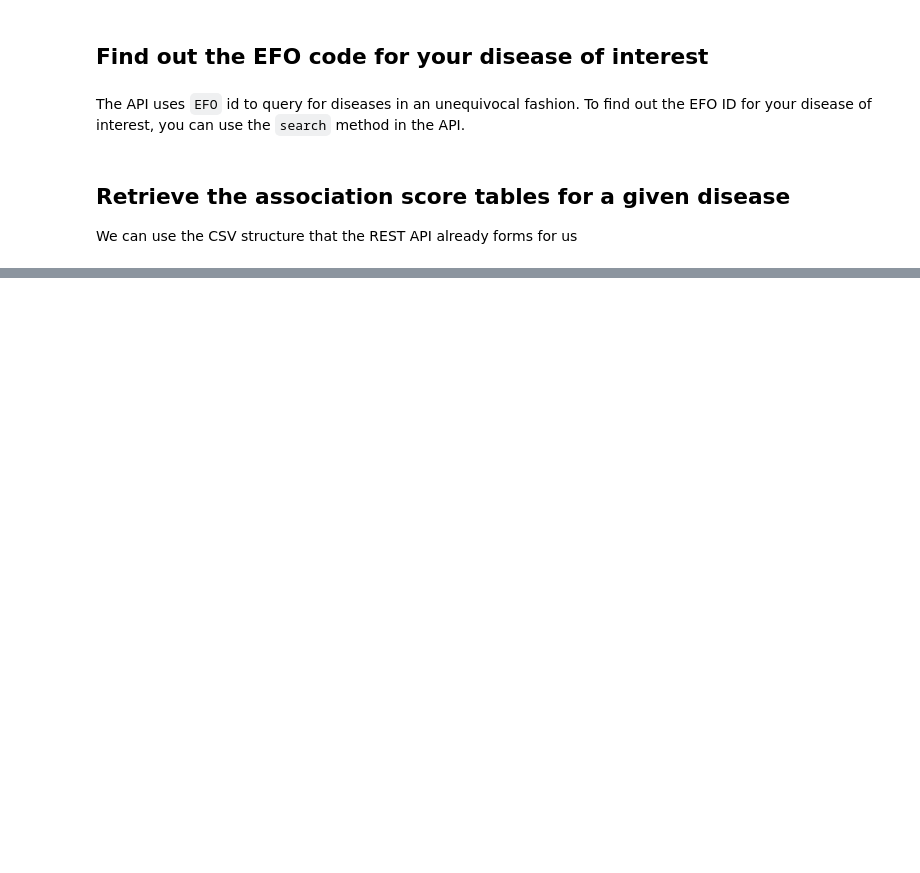
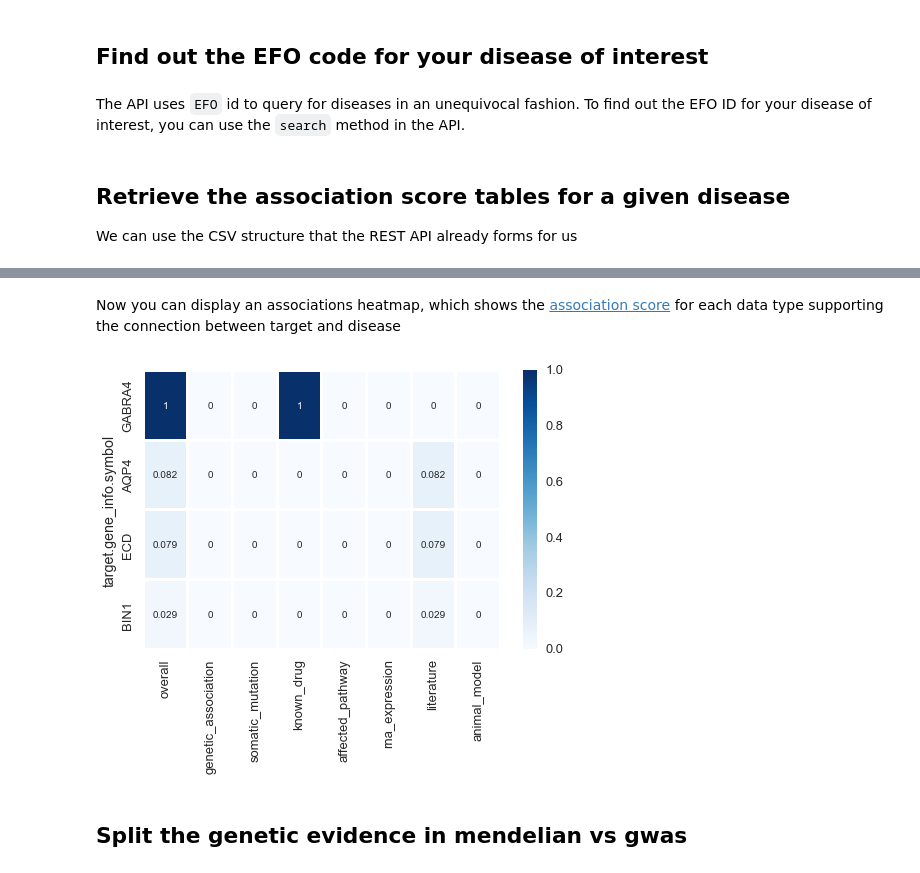
Before and after one commit to opentargets-archive/notebooks, a Jupyter notebook: blog/genelist_intersection_multipletargets.ipynb, the cells around one changed output, grey strips where cells are left out. Cells and saved outputs as stored; diff of their text form; code cells hidden in the pictures; blank space fills up the shorter version.

```diff
--- a/blog/genelist_intersection_multipletargets.ipynb
+++ b/blog/genelist_intersection_multipletargets.ipynb
@@ -71,6 +75,6 @@ tail -n +2 hgnc_complete_set.txt | cut -f2 | grep -v withdrawn > hgnc_symbol_set
 Then read it into python and take a random subsample:
 # %%
 hgnc_symbols = pd.read_table('hgnc_symbol_set.txt',header=None,names=['gene'])
-random_genes = list(hgnc_symbols.sample(n=20).gene)
+random_genes = list(hgnc_symbols.sample(n=50).gene)
 print(random_genes)
 # %% [output]
@@ -137,0 +155,12 @@ We will use the random list we generated above
+# %% [markdown]
+Now you can display an associations heatmap, which shows the [association score](https://www.targetvalidation.org/scoring) for each data type supporting the connection between target and disease
+# %%
+f, ax = plt.subplots(figsize=(8,5))
+ax = sns.heatmap(df.iloc[df.index.isin(random_genes),0:8], cmap="Blues", annot=True, linewidths=2)
+# fix labels
+labels = [item.get_text().split('.')[-1] for item in ax.get_xticklabels()]
+t = ax.set_xticklabels(labels)
+# %% [output]
+[figure, added]
+# %% [markdown]
+## Split the genetic evidence in mendelian vs gwas
```
Also changed, not shown: parts of 6 cells of this notebook, 6 other files.
